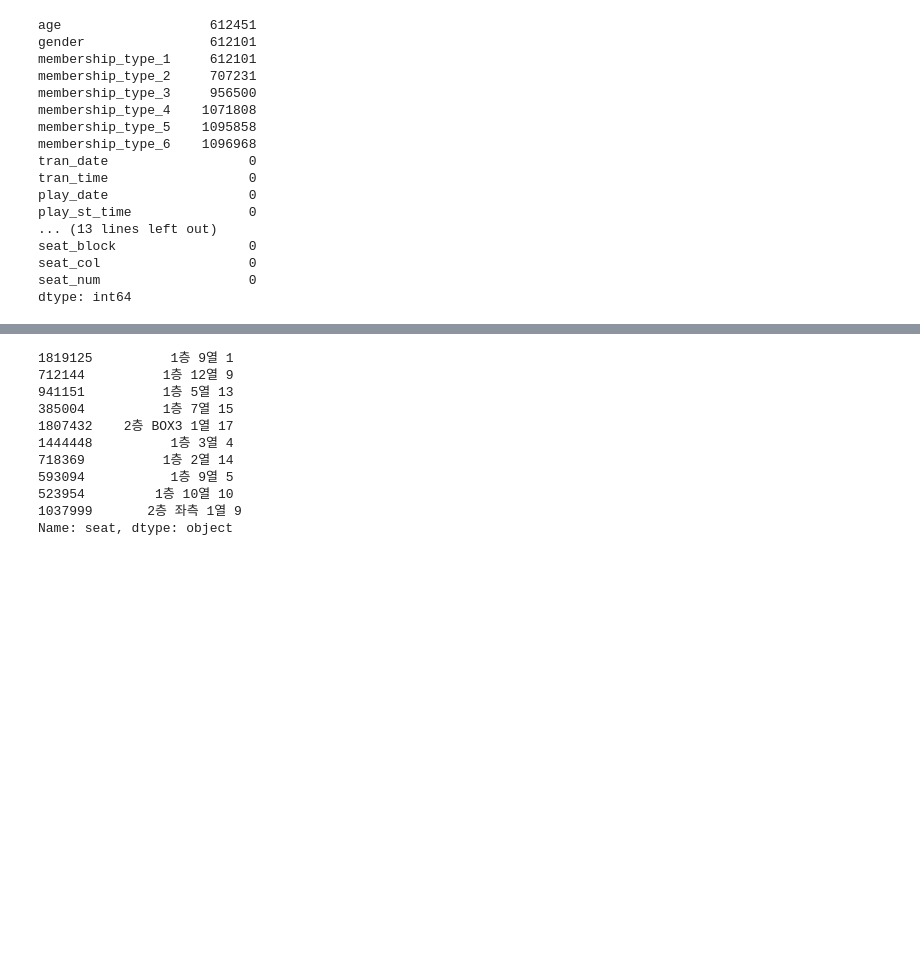
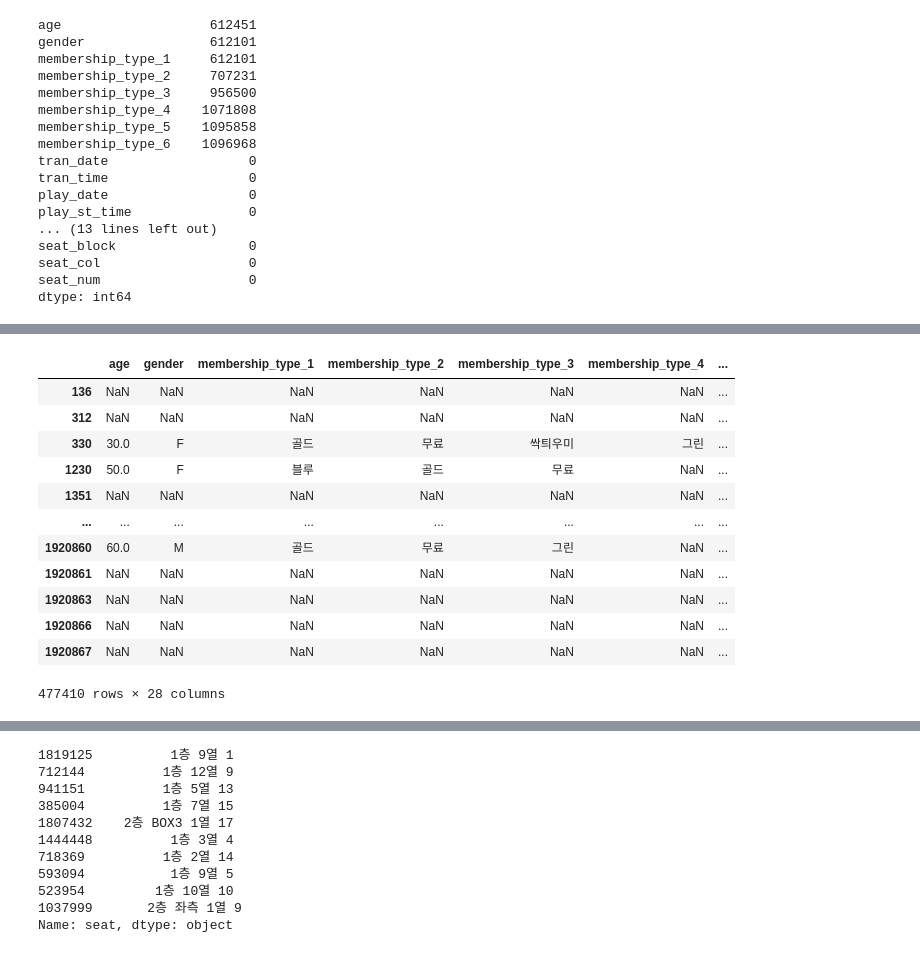
Before and after one commit to Team-HandL/SAC, a Jupyter notebook: seat_discount.ipynb, the cells around one changed output, grey strips where cells are left out. Drawn from its saved outputs; the diff is of its cells as text; code cells hidden in the pictures; blank space fills up the shorter version.

Commit message:
[FEAT]separete_seat function complete

```diff
--- a/seat_discount.ipynb
+++ b/seat_discount.ipynb
@@ -125 +127,50 @@ df_chamber.seat.sample(10)
 Name: seat, dtype: object
+# %%
+# 'seat_floor', 'seat_block', 'seat_col', 'seat_num' 생성
+df_chamber1 = df_chamber.copy() #실험용
+
+# 1.seat_floor 생성
+df_chamber1['seat_floor'] = df_chamber1['seat'].str.split(" ").str[0]
+df_chamber1['seat_floor'] = df_chamber1['seat_floor'].replace("층$","",regex=True) # 마지막 글자가 '층'이면 삭제. 1층과 2층만 있음
+df_chamber1['seat_floor'].astype(int)
+
+# 2. seat_block 생성
+df_chamber1['seat_block'] = df_chamber1['seat'].str.split(" ").str[1]
+
+# 3. seat_col 생성 :  box df, block df 두 가지로 구분
+df_chamber_box = df_chamber1.query('not seat_block.str.contains("블록")')
+
+# 3-1. BOX석이 seat_block으로 입력될 때 seat_col은 nan이 되므로 -1 부여
+df_chamber_box['seat_col'] = -1
+
+# 3-2. 블록이 있으면 구분되어 있으므로 데이터 부여
+df_chamber_block = df_chamber1.query('seat_block.str.contains("블록")')
+
+# 3-3. seat 데이터를 이용해 공백 기준으로 구분하여 담고, "블록"&"열"글자 삭제
+df_chamber_block['seat_col'] = df_chamber_block['seat'].str.split(" ").str[2]
+
+df_chamber_block['seat_block'] = df_chamber_block['seat_block'].replace("블록$","",regex=True) # 마지막 글자가 '블록'이면 삭제
+df_chamber_block['seat_col'] = df_chamber_block['seat_col'].replace("열$","",regex=True) # 마지막 글자가 '열'이면 삭제
+
+df_chamber2 = pd.concat([df_chamber_box, df_chamber_block])
+df_chamber2['seat_col'].astype(int)
+
+# 3. seat_num 생성
+df_chamber2['seat_num'] = df_chamber2['seat'].str.split(" ").str[-1]
+df_chamber2['seat_num'].astype(int)
+
+df_chamber2
+# %% [output]
+|  | age | gender | membership_type_1 | membership_type_2 | membership_type_3 | membership_type_4 | ... |
+| 136 | NaN | NaN | NaN | NaN | NaN | NaN | ... |
+| 312 | NaN | NaN | NaN | NaN | NaN | NaN | ... |
+| 330 | 30.0 | F | 골드 | 무료 | 싹틔우미 | 그린 | ... |
+| 1230 | 50.0 | F | 블루 | 골드 | 무료 | NaN | ... |
+| 1351 | NaN | NaN | NaN | NaN | NaN | NaN | ... |
+| ... | ... | ... | ... | ... | ... | ... | ... |
+| 1920860 | 60.0 | M | 골드 | 무료 | 그린 | NaN | ... |
+| 1920861 | NaN | NaN | NaN | NaN | NaN | NaN | ... |
+| 1920863 | NaN | NaN | NaN | NaN | NaN | NaN | ... |
+| 1920866 | NaN | NaN | NaN | NaN | NaN | NaN | ... |
+| 1920867 | NaN | NaN | NaN | NaN | NaN | NaN | ... |
+477410 rows × 28 columns
```
Also changed, not shown: parts of 12 cells of this notebook.
